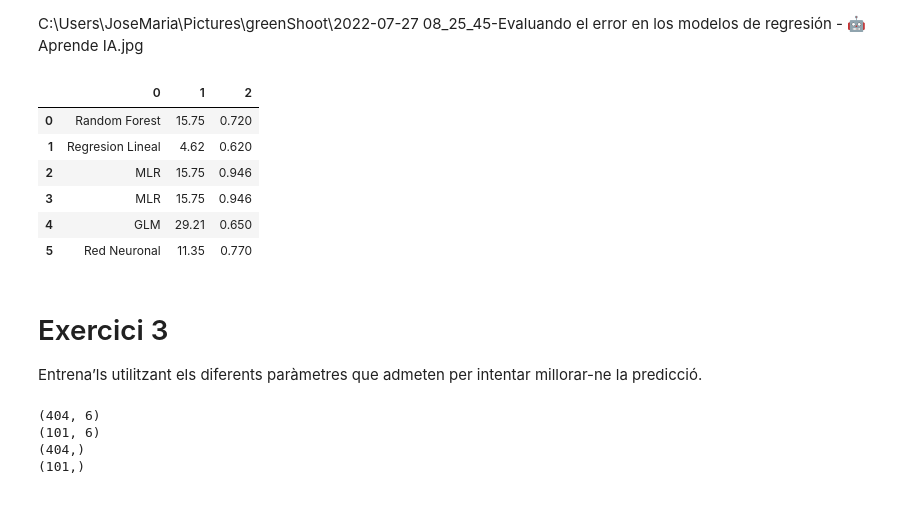
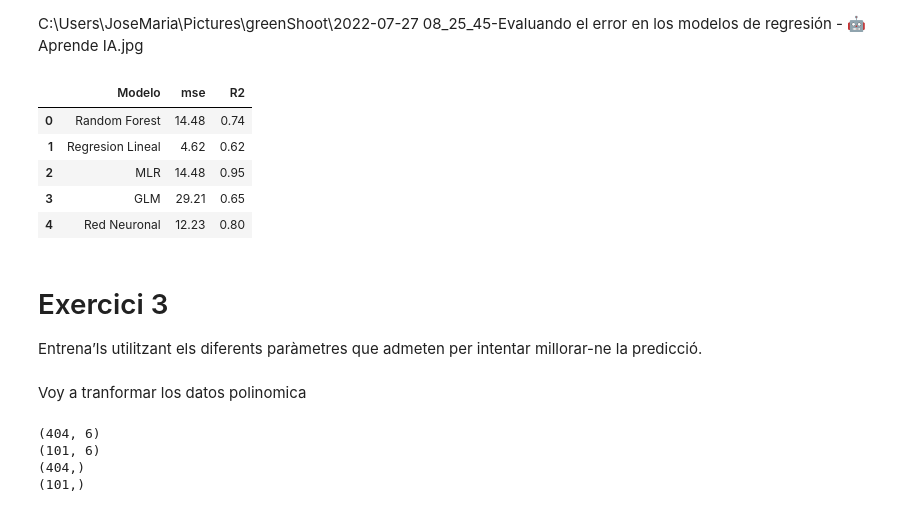
Before and after one commit to JMML2021/Tasca-M6-T01-ML_regressions-, a Jupyter notebook: Sprint_6_Algoritmes_d’aprenentatge_supervisat_Regressió.ipynb, the cells around one changed output. Saved outputs shown, nothing was run; the diff lists cells and outputs as text; code cells hidden in the pictures.

```diff
--- a/Sprint_6_Algoritmes_d’aprenentatge_supervisat_Regressió.ipynb
+++ b/Sprint_6_Algoritmes_d’aprenentatge_supervisat_Regressió.ipynb
@@ -1062,20 +1051,27 @@ Compara’ls en base al MSE i al R2.
 # %% [markdown]
 ![image.png](embedded-picture-1)C:\Users\JoseMaria\Pictures\greenShoot\2022-07-27 08_25_45-Evaluando el error en los modelos de regresión - 🤖 Aprende IA.jpg
 # %%
+Nomb_Columnas = ['Modelo', 'mse','R2']
+
+
+
 comparativa= pd.DataFrame(comparativa)
+comparativa.columns = Nomb_Columnas
+
 comparativa
 # %% [output]
-|  | 0 | 1 | 2 |
-| 0 | Random Forest | 15.75 | 0.720 |
-| 1 | Regresion Lineal | 4.62 | 0.620 |
-| 2 | MLR | 15.75 | 0.946 |
-| 3 | MLR | 15.75 | 0.946 |
-| 4 | GLM | 29.21 | 0.650 |
-| 5 | Red Neuronal | 11.35 | 0.770 |
+|  | Modelo | mse | R2 |
+| 0 | Random Forest | 14.48 | 0.74 |
+| 1 | Regresion Lineal | 4.62 | 0.62 |
+| 2 | MLR | 14.48 | 0.95 |
+| 3 | GLM | 29.21 | 0.65 |
+| 4 | Red Neuronal | 12.23 | 0.80 |
 # %% [markdown]
 # Exercici 3
 
 Entrena’ls utilitzant els diferents paràmetres que admeten per intentar millorar-ne la predicció.
 # %%
 from sklearn.preprocessing import PolynomialFeatures
+# %% [markdown]
+Voy a tranformar los datos polinomica
 # %%
```
Also changed, not shown: parts of 19 cells of this notebook.
